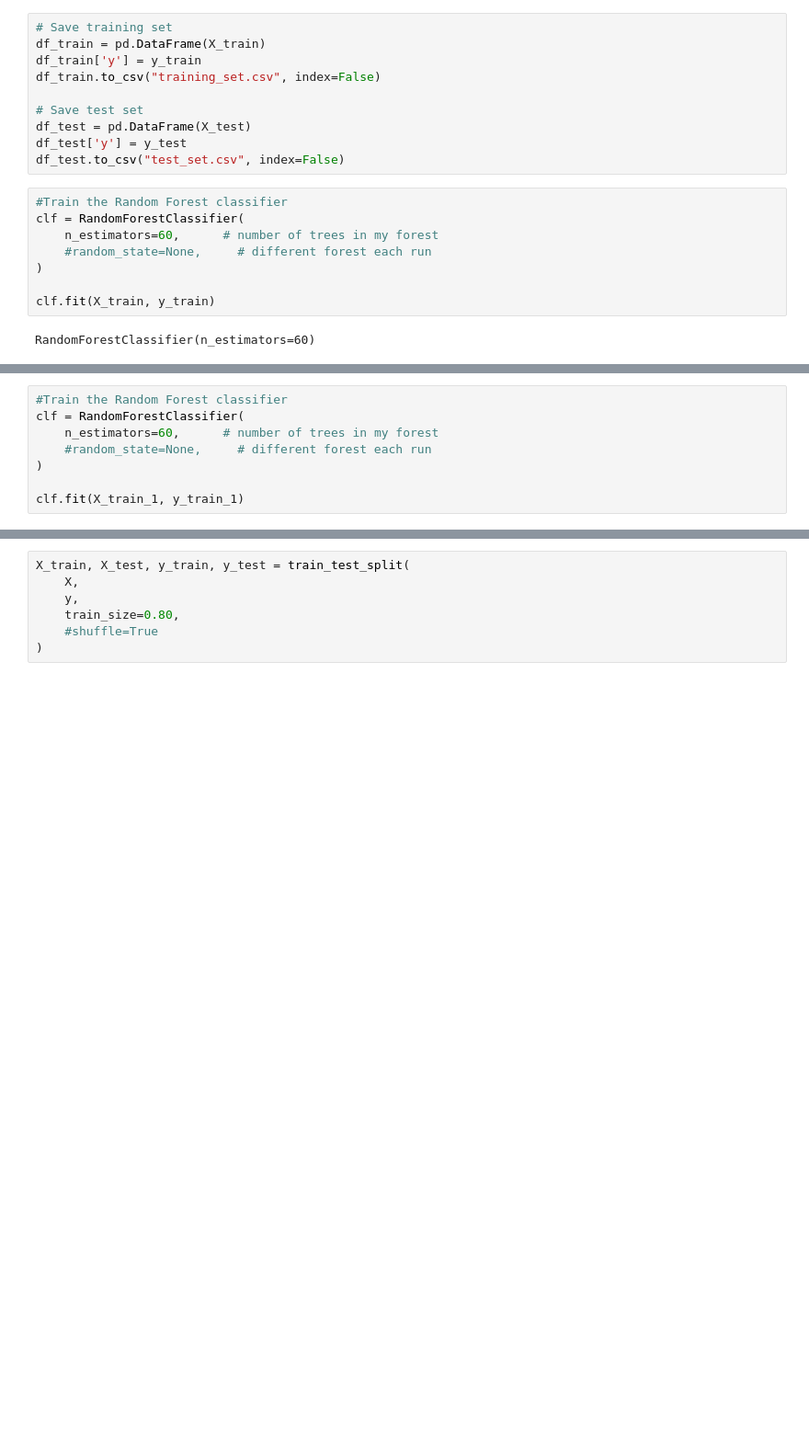
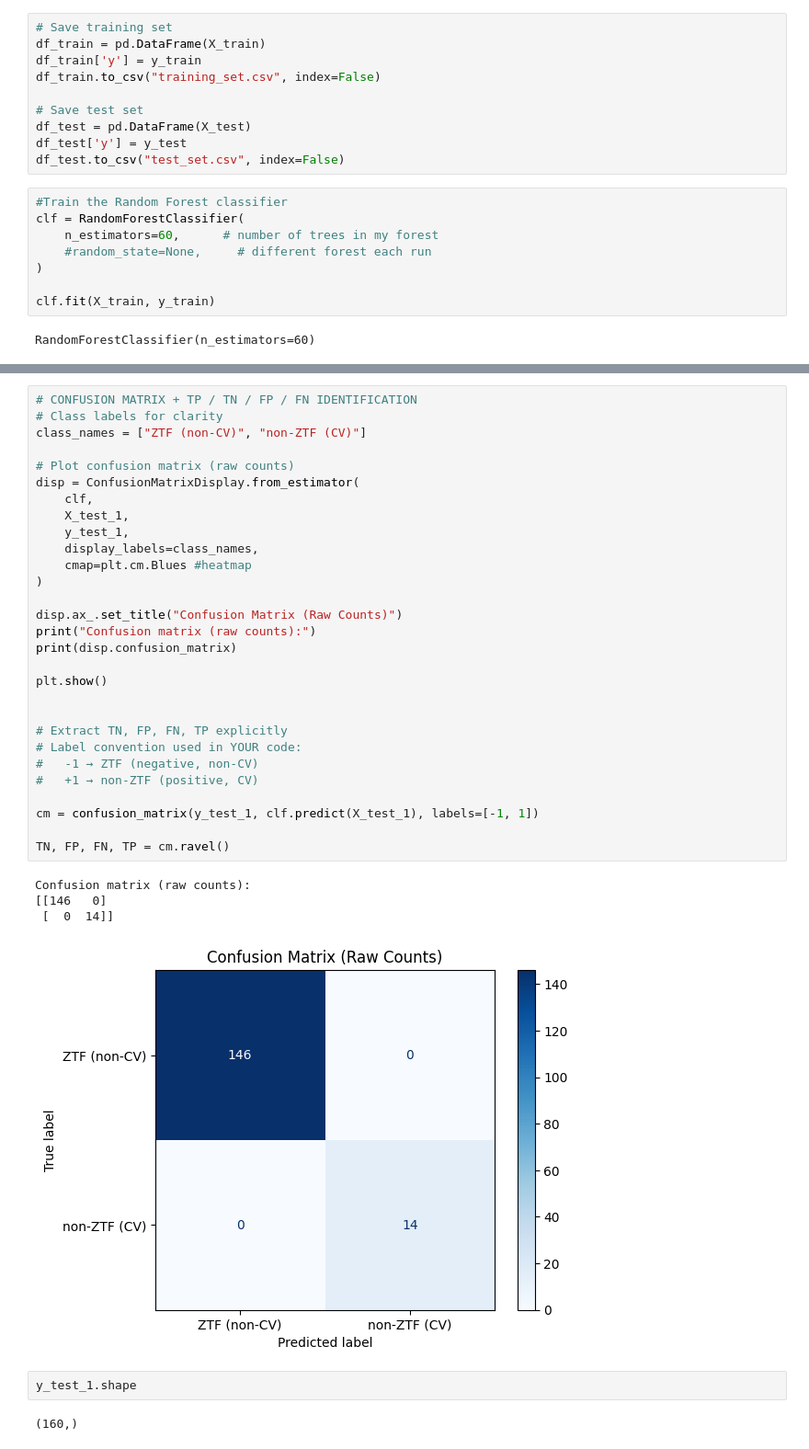
Before and after one commit to Snigdha-16-nebula/Coding-with-Cvs, a Jupyter notebook: workflow.ipynb, the cells around one changed output, grey strips where cells are left out. Shown at 92% size. Drawn from its saved outputs; the diff is of its cells as text; blank space fills up the shorter version.

```diff
--- a/workflow.ipynb
+++ b/workflow.ipynb
@@ -197,8 +155,0 @@ df_test.to_csv("test_set_1.csv", index=False)
-# %%
-#Train the Random Forest classifier
-clf = RandomForestClassifier(
-    n_estimators=60,      # number of trees in my forest
-    #random_state=None,     # different forest each run
-)
-
-clf.fit(X_train_1, y_train_1)
@@ -252,7 +176,38 @@ True Positives  (non-ZTF correctly classified): 75
+# %%
+# CONFUSION MATRIX + TP / TN / FP / FN IDENTIFICATION
+# Class labels for clarity
+class_names = ["ZTF (non-CV)", "non-ZTF (CV)"]
+
+# Plot confusion matrix (raw counts)
+disp = ConfusionMatrixDisplay.from_estimator(
+    clf,
+    X_test_1,
+    y_test_1,
+    display_labels=class_names,
+    cmap=plt.cm.Blues #heatmap
+)
+
+disp.ax_.set_title("Confusion Matrix (Raw Counts)")
+print("Confusion matrix (raw counts):")
+print(disp.confusion_matrix)
+
+plt.show()
+
+
+# Extract TN, FP, FN, TP explicitly
+# Label convention used in YOUR code:
+#   -1 → ZTF (negative, non-CV)
+#   +1 → non-ZTF (positive, CV)
+
+cm = confusion_matrix(y_test_1, clf.predict(X_test_1), labels=[-1, 1])
+
+TN, FP, FN, TP = cm.ravel()
+# %% [output]
+Confusion matrix (raw counts):
+[[146   0]
+ [  0  14]]
+[figure, added]
 # %%
-X_train, X_test, y_train, y_test = train_test_split(
-    X,
-    y,
-    train_size=0.80,
-    #shuffle=True
-)
+y_test_1.shape
+# %% [output]
+(160,)
```
Also changed, not shown: parts of 23 cells of this notebook, 1 other file.
